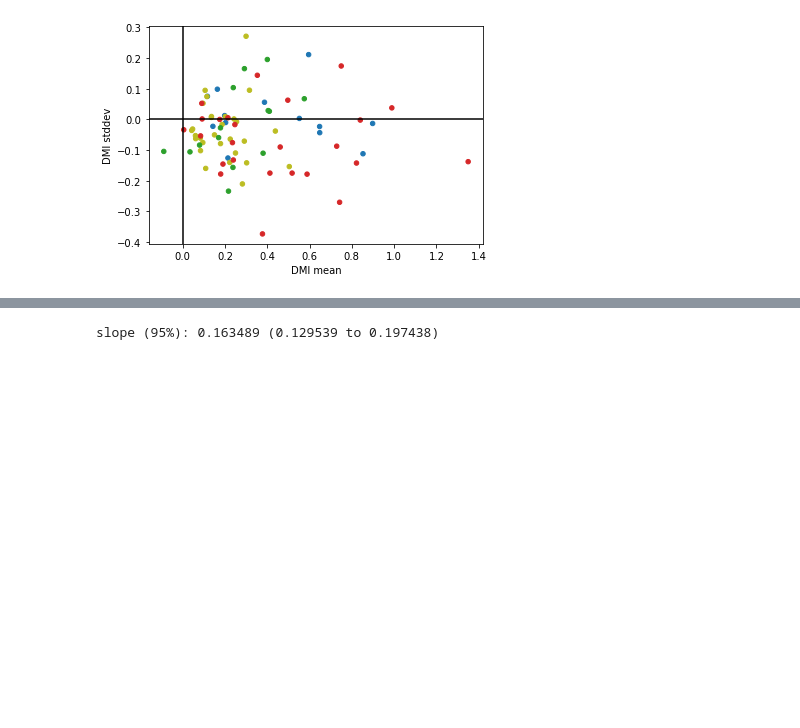
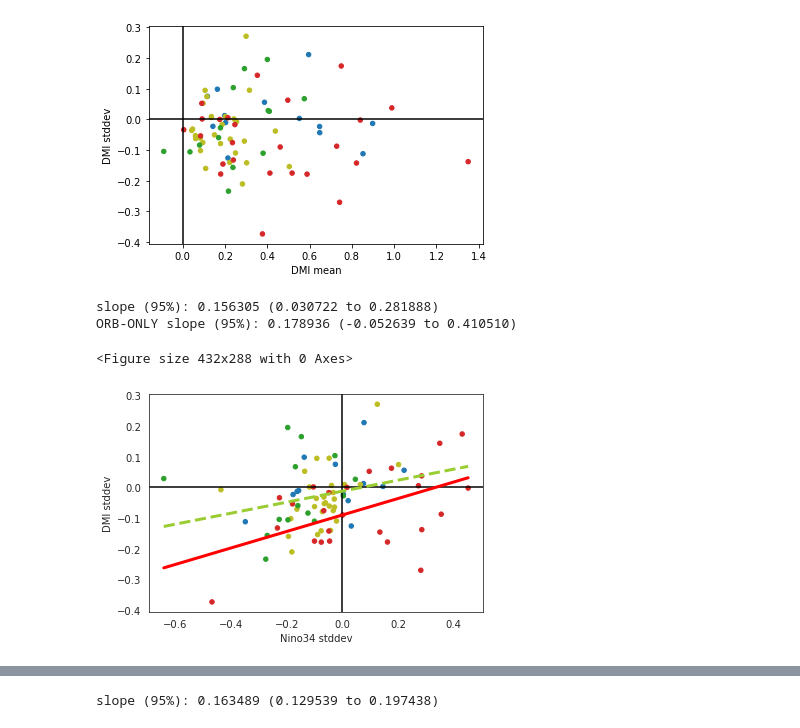
Before and after one commit to pmip4/IndianOceanVariability, a Jupyter notebook: scatterplots.ipynb, the cells around one changed output, grey strips where cells are left out. Saved outputs shown, nothing was run; the diff lists cells and outputs as text; code cells hidden in the pictures; blank space fills up the shorter version.

```diff
--- a/scatterplots.ipynb
+++ b/scatterplots.ipynb
@@ -195,6 +197,33 @@ fig.savefig('plots/dmi_w_mean.pdf')
 slope (95%): -0.014606 (-0.109060 to 0.079849)
 <Figure size 432x288 with 0 Axes>
 [figure]
+# %%
+fig = plt.figure()
+fig=all_diffs.plot.scatter(x='Nino34 stddev',y='DMI stddev',c='color').get_figure()
+plt.axhline(0,color='black')
+plt.axvline(0,color='black')
+z = np.polyfit(abrupt4xCO2_diff['Nino34 stddev'],abrupt4xCO2_diff['DMI stddev'], 1)
+p = np.poly1d(z)
+straight=[min(all_diffs['Nino34 stddev']),max(all_diffs['Nino34 stddev'])]
+plt.plot(straight,p(straight),color='red', linewidth=3)
+z = np.polyfit(orb_diffs['Nino34 stddev'],orb_diffs['DMI stddev'], 1)
+p = np.poly1d(z)
+plt.plot(straight,p(straight),color='yellowgreen', linewidth=3, linestyle="--")
+res = stats.linregress(all_diffs['Nino34 stddev'],all_diffs['DMI stddev'])
+straight=np.array([min(all_diffs['Nino34 stddev']),max(all_diffs['Nino34 stddev'])])
+tinv = lambda p, df: abs(stats.t.ppf(p/2, df))
+ts = tinv(0.05, len(all_diffs['DMI mean'])-2)
+print(f"slope (95%): {res.slope:.6f} ({res.slope-ts*res.stderr:.6f} to {res.slope+ts*res.stderr:.6f})")
+fig.savefig('plots/iod_enso.pdf')
+res = stats.linregress(orb_diffs['Nino34 stddev'],orb_diffs['DMI stddev'])
+tinv = lambda p, df: abs(stats.t.ppf(p/2, df))
+ts = tinv(0.05, len(orb_diffs['DMI mean'])-2)
+print(f"ORB-ONLY slope (95%): {res.slope:.6f} ({res.slope-ts*res.stderr:.6f} to {res.slope+ts*res.stderr:.6f})")
+# %% [output]
+slope (95%): 0.156305 (0.030722 to 0.281888)
+ORB-ONLY slope (95%): 0.178936 (-0.052639 to 0.410510)
+<Figure size 432x288 with 0 Axes>
+[figure, added]
 # %%
 fig = plt.figure()
 fig=all_diffs.plot.scatter(x='Nino34 stddev',y='r(nino34.iod)',c='color').get_figure()
```
Also changed, not shown: parts of 6 cells of this notebook, 9 other files.
